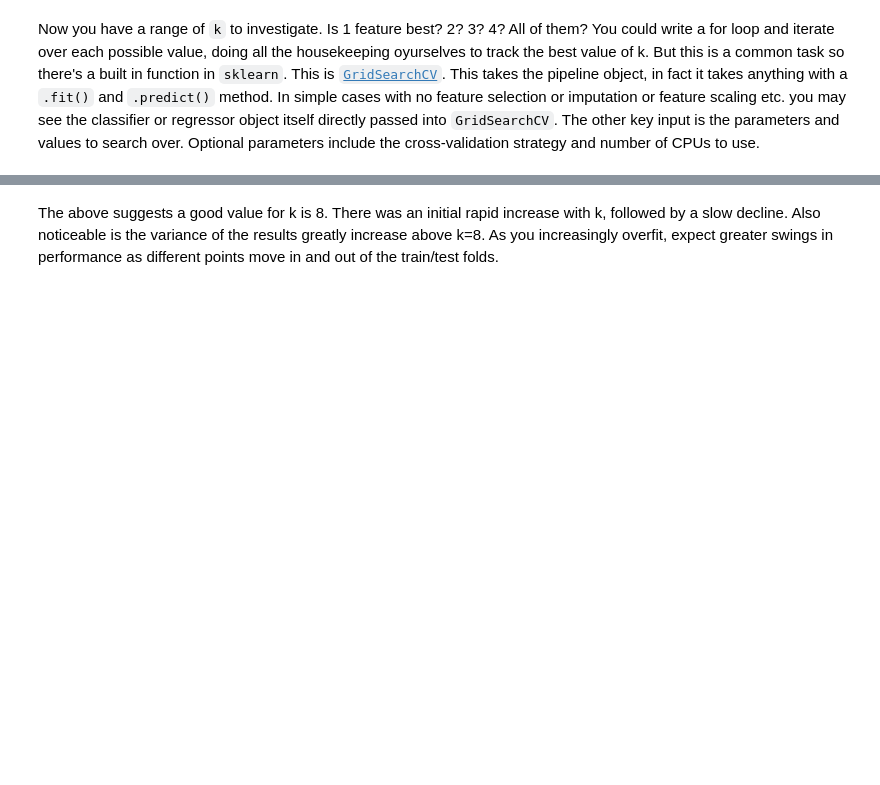
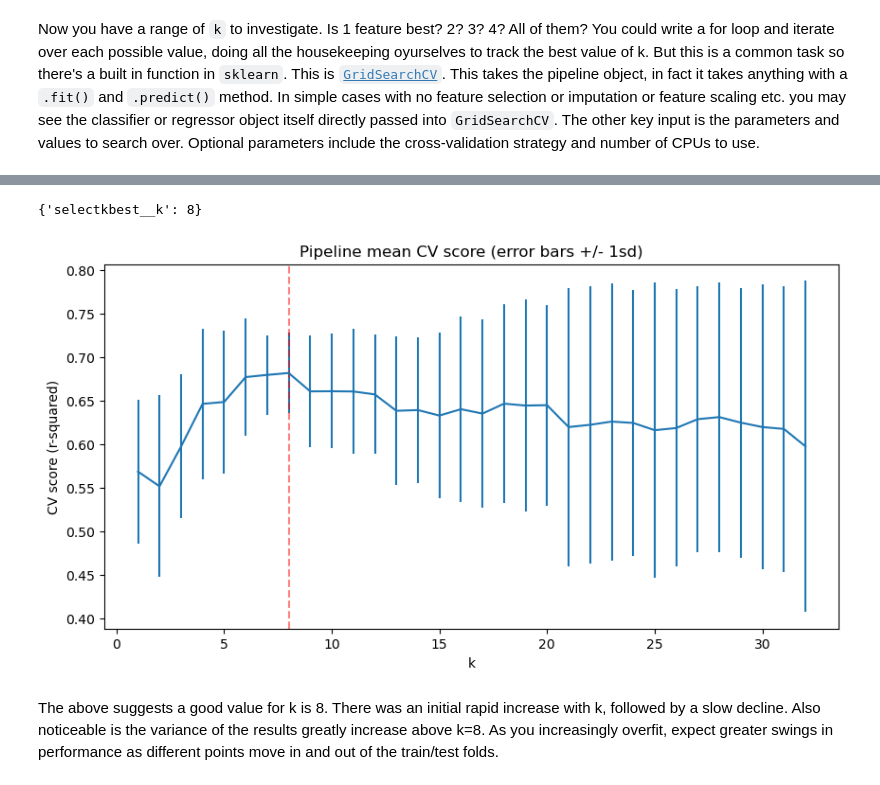
Before and after one commit to nhongphuc/DataScienceGuidedCapstone, a Jupyter notebook: Notebooks/04_preprocessing_and_training.ipynb, the cells around one changed output, grey strips where cells are left out. Drawn from its saved outputs; the diff is of its cells as text; code cells hidden in the pictures; blank space fills up the shorter version.

```diff
--- a/Notebooks/04_preprocessing_and_training.ipynb
+++ b/Notebooks/04_preprocessing_and_training.ipynb
@@ -852,17 +868,21 @@ cv_k = [k for k in lr_grid_cv.cv_results_['param_selectkbest__k']]
 # %%
 #Code task 19#
 #Print the `best_params_` attribute of `lr_grid_cv`
-lr_grid_cv.___
+lr_grid_cv.best_params_
+# %% [output]
+{'selectkbest__k': 8}
 # %%
 #Code task 20#
 #Assign the value of k from the above dict of `best_params_` and assign it to `best_k`
-___ = lr_grid_cv.___['selectkbest__k']
+best_k = lr_grid_cv.best_params_['selectkbest__k']
 plt.subplots(figsize=(10, 5))
 plt.errorbar(cv_k, score_mean, yerr=score_std)
 plt.axvline(x=best_k, c='r', ls='--', alpha=.5)
 plt.xlabel('k')
 plt.ylabel('CV score (r-squared)')
 plt.title('Pipeline mean CV score (error bars +/- 1sd)');
+# %% [output]
+[figure, added]
 # %% [markdown]
 The above suggests a good value for k is 8. There was an initial rapid increase with k, followed by a slow decline. Also noticeable is the variance of the results greatly increase above k=8. As you increasingly overfit, expect greater swings in performance as different points move in and out of the train/test folds.
 # %% [markdown]
```
Also changed, not shown: parts of 23 cells of this notebook, 1 other file.
